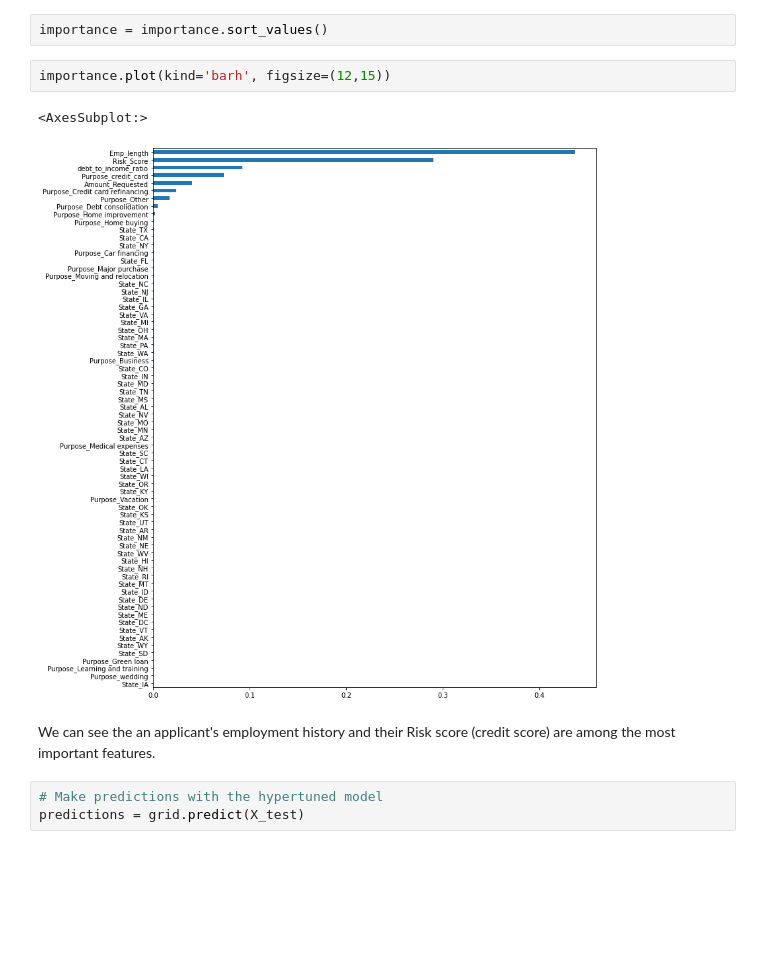
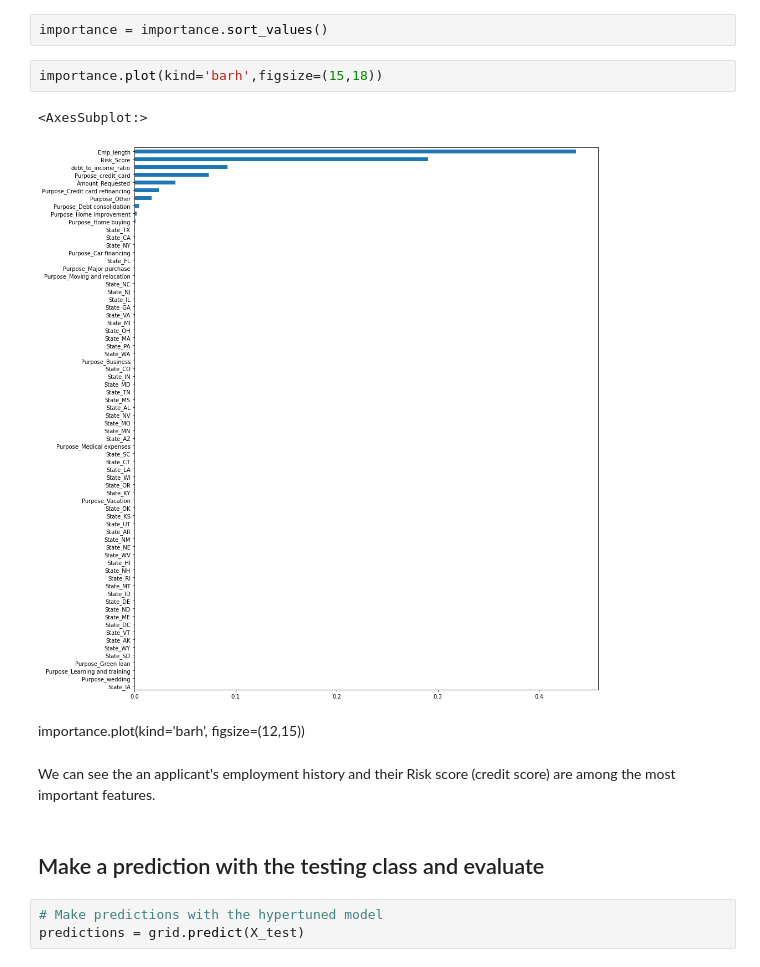
Before and after one commit to kblood86/final_project, a Jupyter notebook: Prince_files/Model_1 - ACC_REJ/Loan Eligibility_Acc vs Rec_Model_test.ipynb, the cells around one changed output. Cells and saved outputs as stored; diff of their text form; blank space fills up the shorter version.

```diff
--- a/Prince_files/Model_1 - ACC_REJ/Loan Eligibility_Acc vs Rec_Model_test.ipynb
+++ b/Prince_files/Model_1 - ACC_REJ/Loan Eligibility_Acc vs Rec_Model_test.ipynb
@@ -612,13 +612,17 @@ GridSearchCV(estimator=RandomForestClassifier(n_estimators=10, random_state=42),
 importance = pd.Series(rfc.feature_importances_,index=X.columns)
 # %%
 importance = importance.sort_values()
-# %%
-importance.plot(kind='barh', figsize=(12,15))
-# %% [output]
-<AxesSubplot:>
-[figure, removed]
+# %%
+importance.plot(kind='barh',figsize=(15,18))
+# %% [output]
+<AxesSubplot:>
+[figure, added]
+# %% [markdown]
+importance.plot(kind='barh', figsize=(12,15))
 # %% [markdown]
 We can see the an applicant's employment history and their Risk score (credit score) are among the most important features.
+# %% [markdown]
+## Make a prediction with the testing class and evaluate
 # %%
 # Make predictions with the hypertuned model
 predictions = grid.predict(X_test)
```
Also changed, not shown: parts of 1 cell of this notebook.
